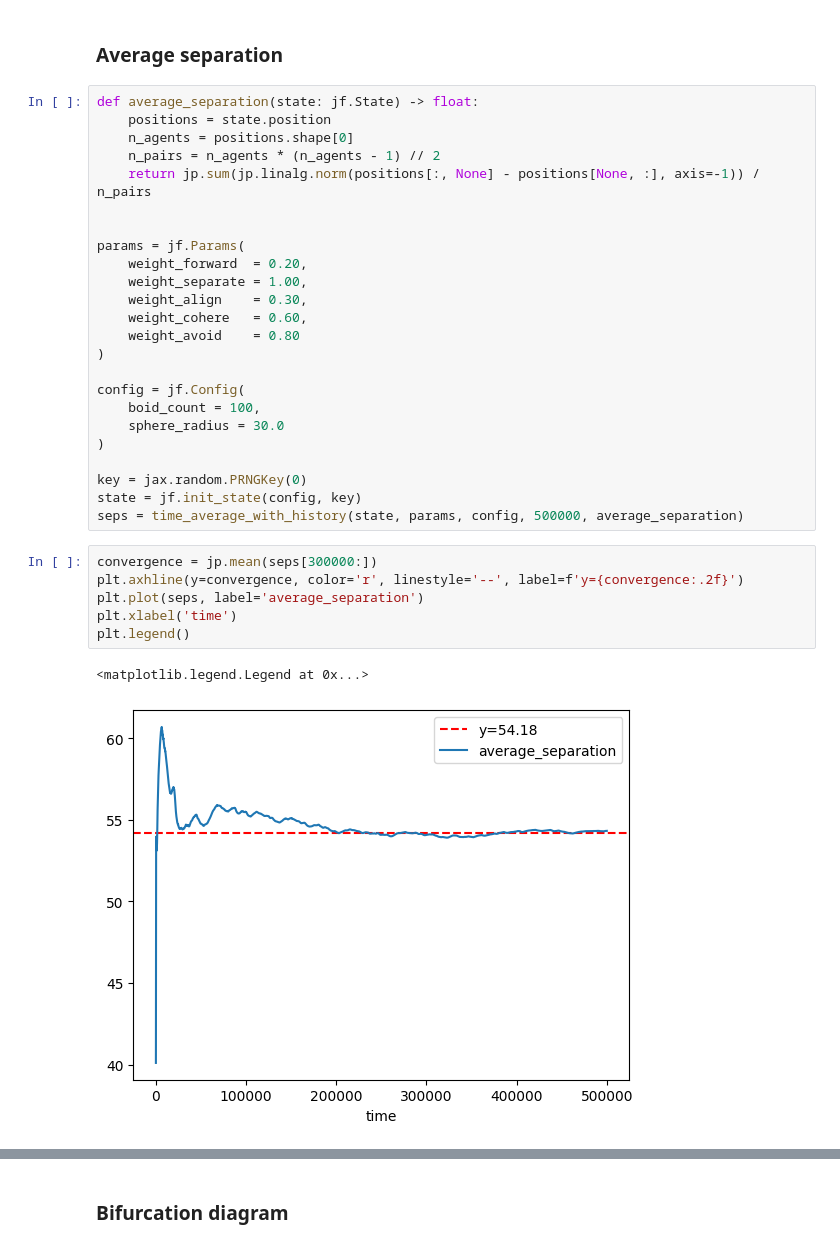
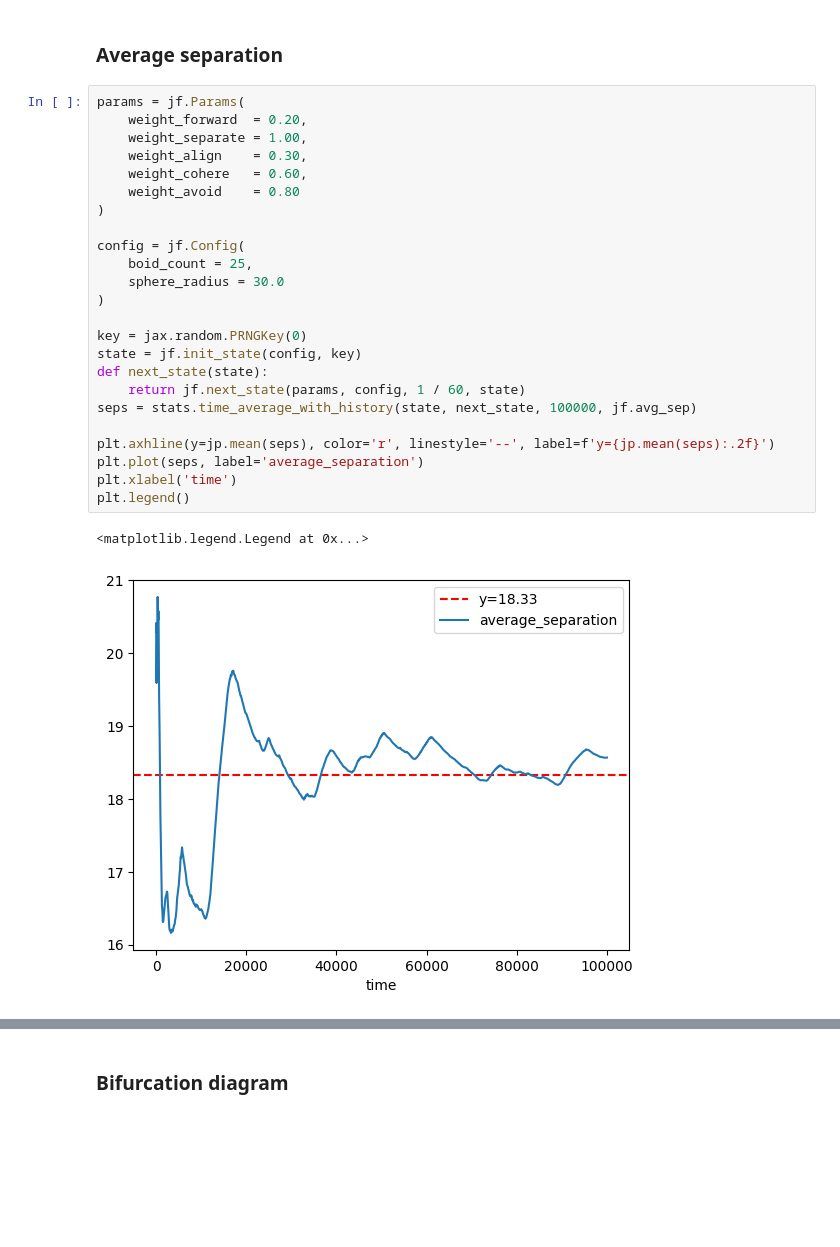
Before and after one commit to matthewshang/flock, a Jupyter notebook: ergodic.ipynb, the cells around one changed output, grey strips where cells are left out. Cells and saved outputs as stored; diff of their text form; blank space fills up the shorter version.

```diff
--- a/ergodic.ipynb
+++ b/ergodic.ipynb
@@ -62,35 +43,29 @@ plt.legend()
 # %% [markdown]
 ### Average separation
 # %%
-def average_separation(state: jf.State) -> float:
-    positions = state.position
-    n_agents = positions.shape[0]
-    n_pairs = n_agents * (n_agents - 1) // 2
-    return jp.sum(jp.linalg.norm(positions[:, None] - positions[None, :], axis=-1)) / n_pairs
-
-
 params = jf.Params(
     weight_forward  = 0.20,
     weight_separate = 1.00,
     weight_align    = 0.30,
     weight_cohere   = 0.60,
     weight_avoid    = 0.80
 )
 
 config = jf.Config(
-    boid_count = 100,
+    boid_count = 25,
     sphere_radius = 30.0
 )
 
 key = jax.random.PRNGKey(0)
 state = jf.init_state(config, key)
-seps = time_average_with_history(state, params, config, 500000, average_separation)
+def next_state(state):
+    return jf.next_state(params, config, 1 / 60, state)
+seps = stats.time_average_with_history(state, next_state, 100000, jf.avg_sep)
+
+plt.axhline(y=jp.mean(seps), color='r', linestyle='--', label=f'y={jp.mean(seps):.2f}')
+plt.plot(seps, label='average_separation')
+plt.xlabel('time')
+plt.legend()
+# %% [output]
+<matplotlib.legend.Legend at 0x...>
+[figure, added]
-# %%
-convergence = jp.mean(seps[300000:])
-plt.axhline(y=convergence, color='r', linestyle='--', label=f'y={convergence:.2f}')
-plt.plot(seps, label='average_separation')
-plt.xlabel('time')
-plt.legend()
-# %% [output]
-<matplotlib.legend.Legend at 0x...>
-[figure, removed]
```
Also changed, not shown: parts of 12 cells of this notebook, 5 other files.
